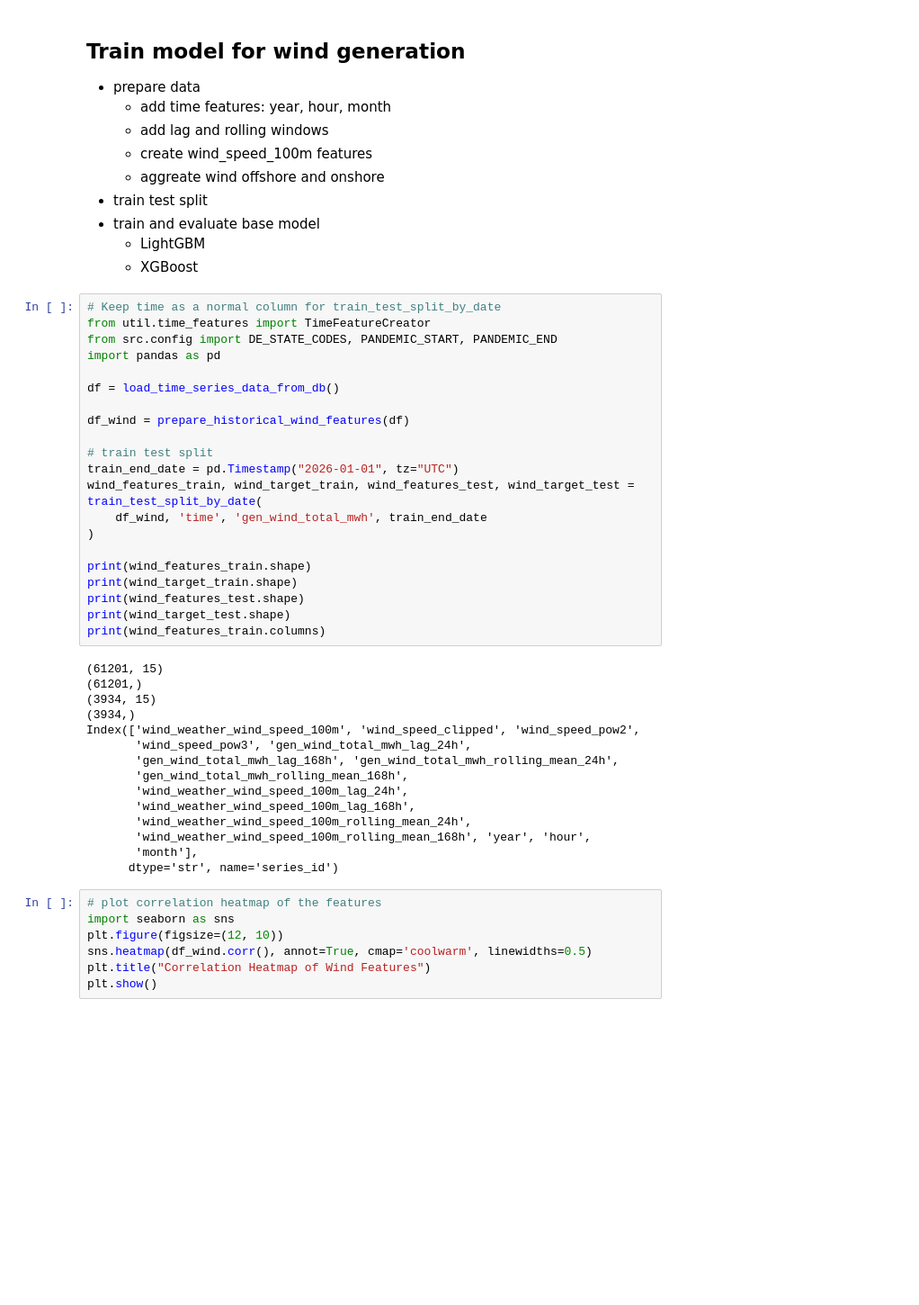
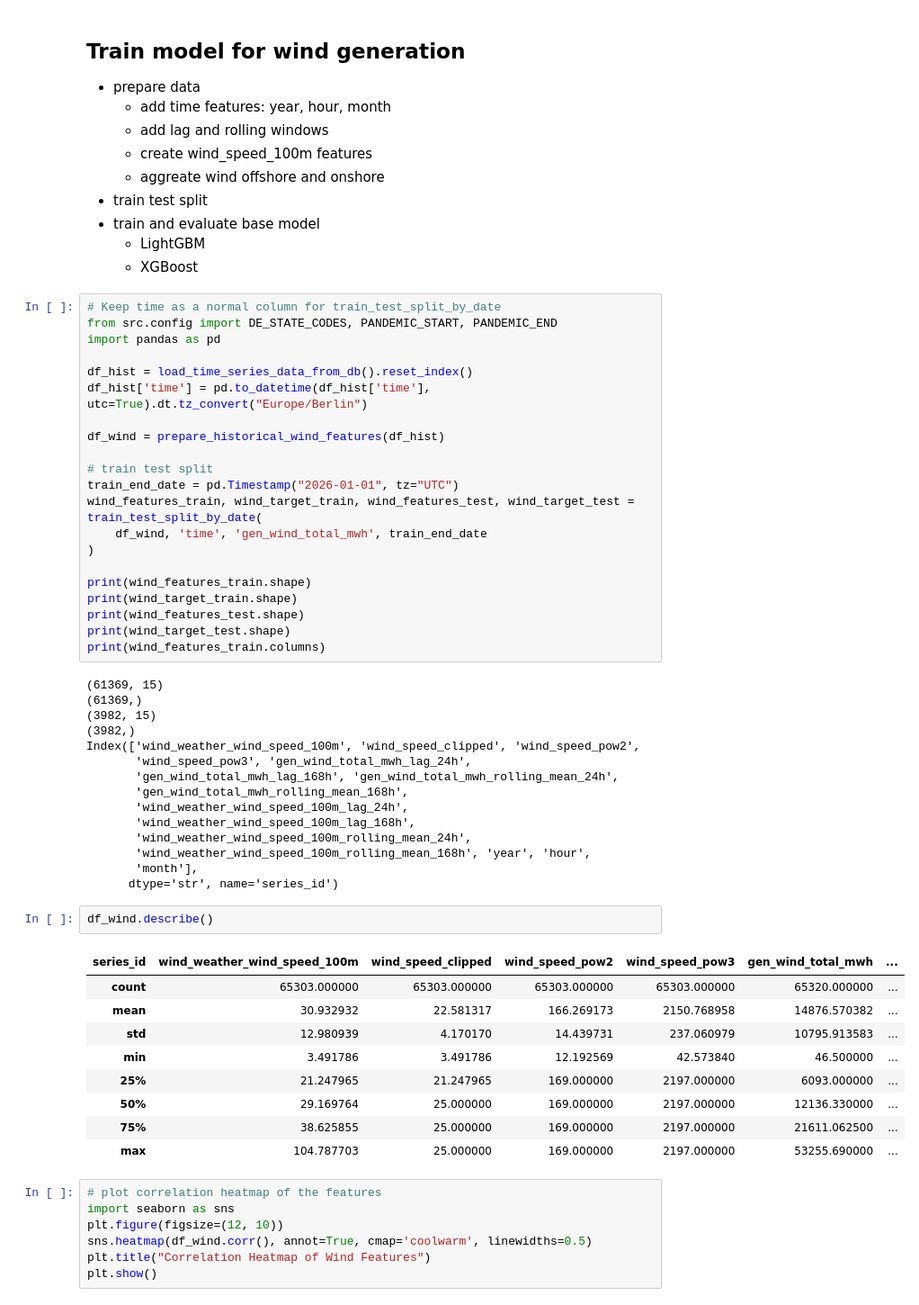
Before and after one commit to SW-oasen/electricity_price_forecast, a Jupyter notebook: notebook/05_train_wind_gen_model.ipynb, the cells around one changed output. Shown at 90% size. Saved outputs shown, nothing was run; the diff lists cells and outputs as text; blank space fills up the shorter version.

```diff
--- a/notebook/05_train_wind_gen_model.ipynb
+++ b/notebook/05_train_wind_gen_model.ipynb
@@ -78,13 +75,13 @@ The autoreload extension is already loaded. To reload it, use:
     - XGBoost
 # %%
 # Keep time as a normal column for train_test_split_by_date
-from util.time_features import TimeFeatureCreator
 from src.config import DE_STATE_CODES, PANDEMIC_START, PANDEMIC_END
 import pandas as pd
 
-df = load_time_series_data_from_db()
+df_hist = load_time_series_data_from_db().reset_index()
+df_hist['time'] = pd.to_datetime(df_hist['time'], utc=True).dt.tz_convert("Europe/Berlin")
 
-df_wind = prepare_historical_wind_features(df)
+df_wind = prepare_historical_wind_features(df_hist)
 
 # train test split
 train_end_date = pd.Timestamp("2026-01-01", tz="UTC")
@@ -98,10 +95,10 @@ print(wind_features_test.shape)
 print(wind_target_test.shape)
 print(wind_features_train.columns)
 # %% [output]
-(61201, 15)
-(61201,)
-(3934, 15)
-(3934,)
+(61369, 15)
+(61369,)
+(3982, 15)
+(3982,)
 Index(['wind_weather_wind_speed_100m', 'wind_speed_clipped', 'wind_speed_pow2',
        'wind_speed_pow3', 'gen_wind_total_mwh_lag_24h',
        'gen_wind_total_mwh_lag_168h', 'gen_wind_total_mwh_rolling_mean_24h',
@@ -112,6 +109,18 @@ Index(['wind_weather_wind_speed_100m', 'wind_speed_clipped', 'wind_speed_pow2',
        'wind_weather_wind_speed_100m_rolling_mean_168h', 'year', 'hour',
        'month'],
       dtype='str', name='series_id')
+# %%
+df_wind.describe()
+# %% [output]
+| series_id | wind_weather_wind_speed_100m | wind_speed_clipped | wind_speed_pow2 | wind_speed_pow3 | gen_wind_total_mwh | ... |
+| count | 65303.000000 | 65303.000000 | 65303.000000 | 65303.000000 | 65320.000000 | ... |
+| mean | 30.932932 | 22.581317 | 166.269173 | 2150.768958 | 14876.570382 | ... |
+| std | 12.980939 | 4.170170 | 14.439731 | 237.060979 | 10795.913583 | ... |
+| min | 3.491786 | 3.491786 | 12.192569 | 42.573840 | 46.500000 | ... |
+| 25% | 21.247965 | 21.247965 | 169.000000 | 2197.000000 | 6093.000000 | ... |
+| 50% | 29.169764 | 25.000000 | 169.000000 | 2197.000000 | 12136.330000 | ... |
+| 75% | 38.625855 | 25.000000 | 169.000000 | 2197.000000 | 21611.062500 | ... |
+| max | 104.787703 | 25.000000 | 169.000000 | 2197.000000 | 53255.690000 | ... |
 # %%
 # plot correlation heatmap of the features
 import seaborn as sns
```
Also changed, not shown: parts of 2 cells of this notebook, 6 other files.
